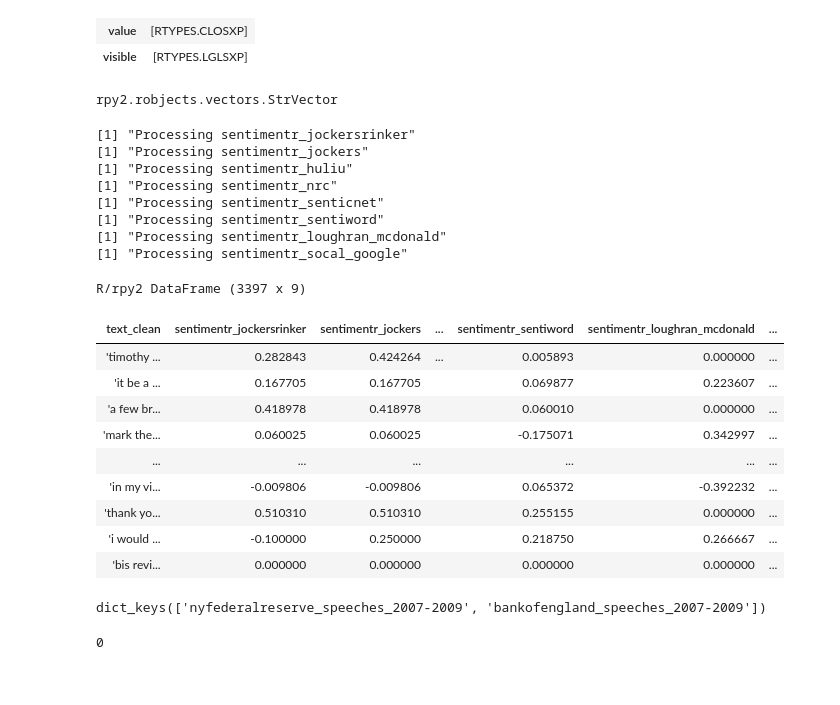
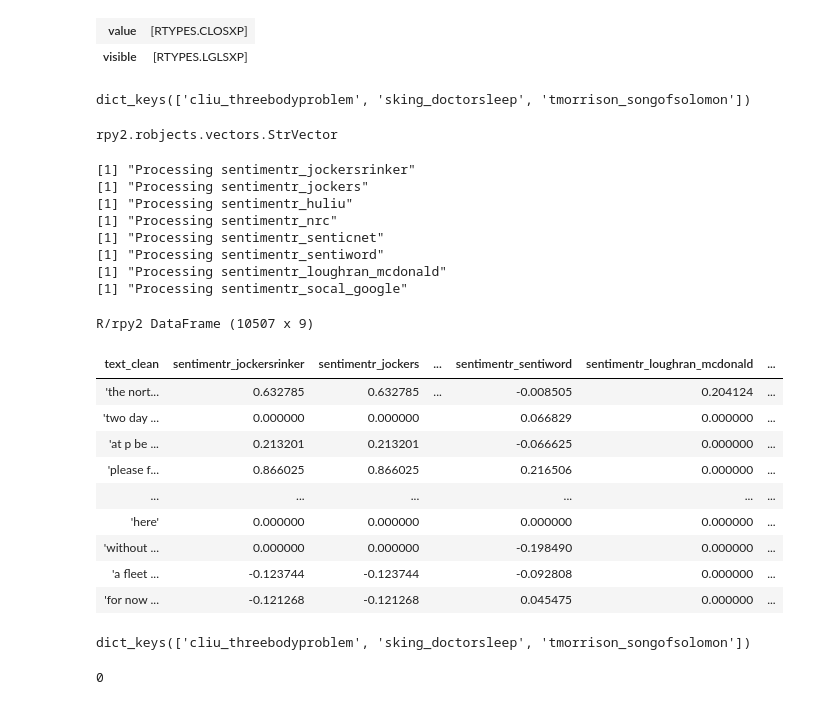
Before and after one commit to jon-chun/sentimentarcs_notebooks, a Jupyter notebook: notebooks/sentiment_arcs_part2_syuzhetr4_sentimentr8.ipynb, the cells around one changed output. Saved outputs shown, nothing was run; the diff lists cells and outputs as text; code cells hidden in the pictures.

```diff
--- a/notebooks/sentiment_arcs_part2_syuzhetr4_sentimentr8.ipynb
+++ b/notebooks/sentiment_arcs_part2_syuzhetr4_sentimentr8.ipynb
@@ -68,13 +68,13 @@ Path_to_SentimentArcs = "/gdrive/MyDrive/sentimentarcs_notebooks/" #@param ["/gd
 
 #@markdown **Which type of texts are you cleaning?** \
 
-Corpus_Genre = "finance" #@param ["novels", "social_media", "finance"]
+Corpus_Genre = "novels" #@param ["novels", "social_media", "finance"]
 
 # Corpus_Type = "reference" #@param ["new", "reference"]
-Corpus_Type = "reference" #@param ["new", "reference"]
+Corpus_Type = "new" #@param ["new", "reference"]
 
 
-Corpus_Number = 1 #@param {type:"slider", min:0, max:10, step:1}
+Corpus_Number = 2 #@param {type:"slider", min:1, max:10, step:1}
 
 
 #@markdown Put in the corresponding Subdirectory under **./text_raw**:
@@ -766,0 +769,3 @@ corpus_texts_dt[next(iter(corpus_texts_dt))].head()
+# %%
+for i, acorpus in enumerate(corpus_texts_ls):
+  corpus_texts_dt[acorpus].head()
@@ -1232,40 +1253,45 @@ get_sentimentr_function_r = robjects.globalenv['get_sentimentr_values']
 ListVector with 2 elements.
 | value | [RTYPES.CLOSXP] |
 | visible | [RTYPES.LGLSXP] |
+# %%
+corpus_texts_dt.keys()
+# %% [output]
+dict_keys(['cliu_threebodyproblem', 'sking_doctorsleep', 'tmorrison_songofsolomon'])
 # %%
 # Test
 
 # Convert Python List of Strings to a R vector of characters
-test_ls = corpus_texts_dt[next(iter(corpus_texts_dt))]['text_clean'].to_list()
+# test_ls = corpus_texts_dt[next(iter(corpus_texts_dt))]['text_clean'].to_list()
+test_ls = corpus_texts_dt[corpus_texts_ls[0]]['text_clean'].to_list()
 s_v = robjects.StrVector(test_ls)
 type(s_v)
 
 get_sentimentr_function_r(s_v)
 # %% [output]
 rpy2.robjects.vectors.StrVector
 [1] "Processing sentimentr_jockersrinker"
 [1] "Processing sentimentr_jockers"
 [1] "Processing sentimentr_huliu"
 [1] "Processing sentimentr_nrc"
 [1] "Processing sentimentr_senticnet"
 [1] "Processing sentimentr_sentiword"
 [1] "Processing sentimentr_loughran_mcdonald"
 [1] "Processing sentimentr_socal_google"
-R/rpy2 DataFrame (3397 x 9)
+R/rpy2 DataFrame (10507 x 9)
 | text_clean | sentimentr_jockersrinker | sentimentr_jockers | ... | sentimentr_sentiword | sentimentr_loughran_mcdonald | ... |
-| 'timothy ... | 0.282843 | 0.424264 | ... | 0.005893 | 0.000000 | ... |
-| 'it be a ... | 0.167705 | 0.167705 |  | 0.069877 | 0.223607 | ... |
-| 'a few br... | 0.418978 | 0.418978 |  | 0.060010 | 0.000000 | ... |
-| 'mark the... | 0.060025 | 0.060025 |  | -0.175071 | 0.342997 | ... |
+| 'the nort... | 0.632785 | 0.632785 | ... | -0.008505 | 0.204124 | ... |
+| 'two day ... | 0.000000 | 0.000000 |  | 0.066829 | 0.000000 | ... |
+| 'at p be ... | 0.213201 | 0.213201 |  | -0.066625 | 0.000000 | ... |
+| 'please f... | 0.866025 | 0.866025 |  | 0.216506 | 0.000000 | ... |
 | ... | ... | ... |  | ... | ... | ... |
-| 'in my vi... | -0.009806 | -0.009806 |  | 0.065372 | -0.392232 | ... |
-| 'thank yo... | 0.510310 | 0.510310 |  | 0.255155 | 0.000000 | ... |
-| 'i would ... | -0.100000 | 0.250000 |  | 0.218750 | 0.266667 | ... |
-| 'bis revi... | 0.000000 | 0.000000 |  | 0.000000 | 0.000000 | ... |
+| 'here' | 0.000000 | 0.000000 |  | 0.000000 | 0.000000 | ... |
+| 'without ... | 0.000000 | 0.000000 |  | -0.198490 | 0.000000 | ... |
+| 'a fleet ... | -0.123744 | -0.123744 |  | -0.092808 | 0.000000 | ... |
+| 'for now ... | -0.121268 | -0.121268 |  | 0.045475 | 0.000000 | ... |
 # %%
 corpus_texts_dt.keys()
 # %% [output]
-dict_keys(['nyfederalreserve_speeches_2007-2009', 'bankofengland_speeches_2007-2009'])
+dict_keys(['cliu_threebodyproblem', 'sking_doctorsleep', 'tmorrison_songofsolomon'])
 # %%
 text_clean_ct = corpus_texts_dt[next(iter(corpus_texts_dt))].text_clean.isna().sum()
 text_clean_ct
```
Also changed, not shown: parts of 67 cells of this notebook, 2 other files.
